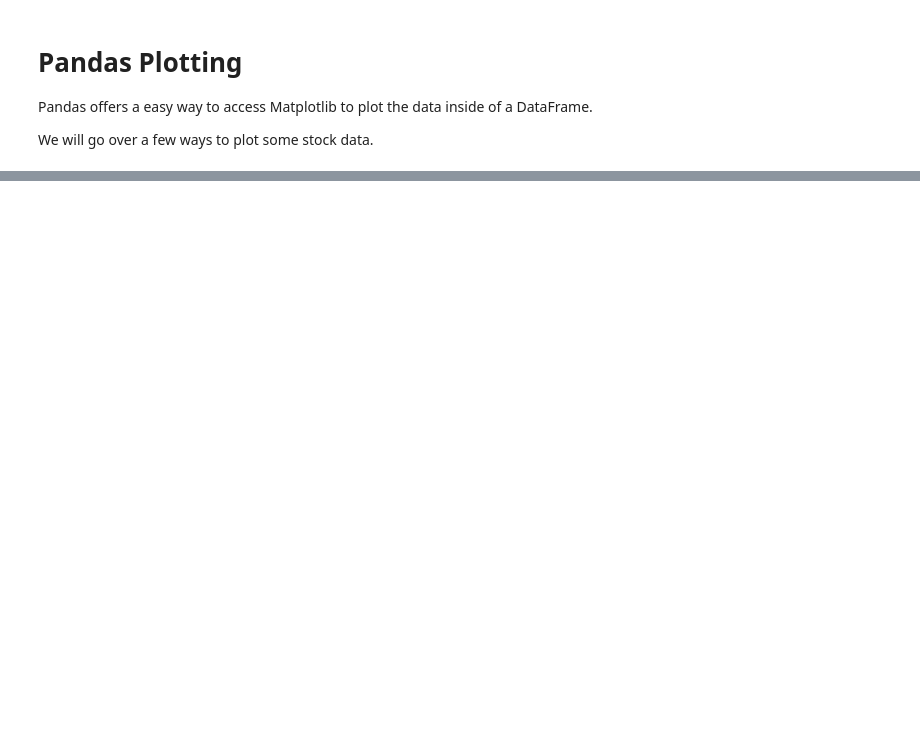
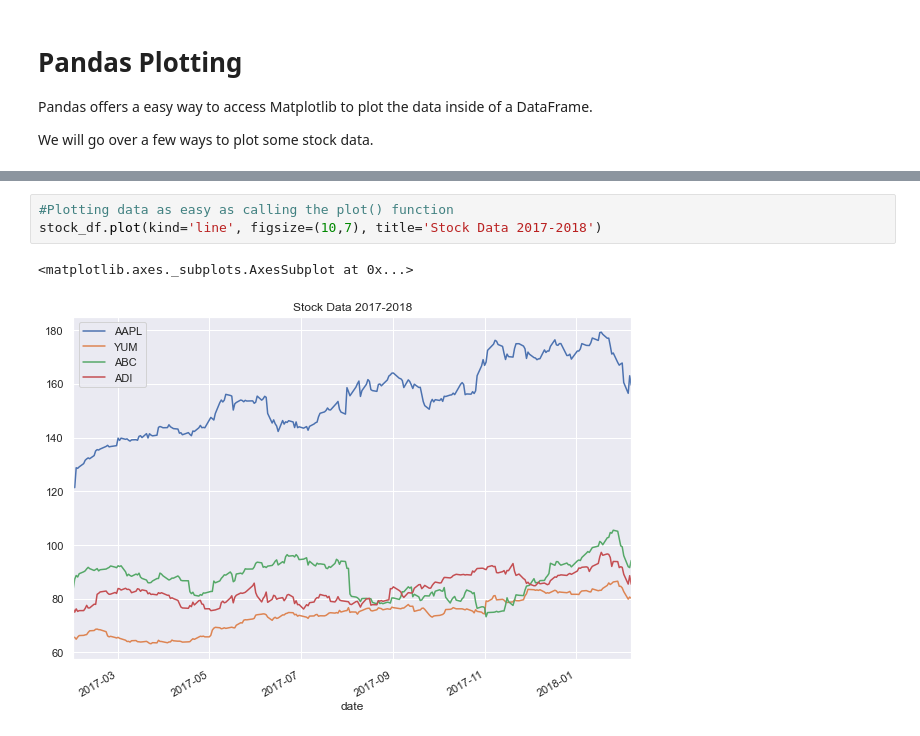
Before and after one commit to peterling7710/BCHPythonViz, a Jupyter notebook: BCHPythonViz.ipynb, the cells around one changed output, grey strips where cells are left out. Saved outputs shown, nothing was run; the diff lists cells and outputs as text; blank space fills up the shorter version.

```diff
--- a/BCHPythonViz.ipynb
+++ b/BCHPythonViz.ipynb
@@ -381,0 +101,6 @@ plt.ylabel("Arrival delay (in minutes)")
+# %%
+#Plotting data as easy as calling the plot() function
+stock_df.plot(kind='line', figsize=(10,7), title='Stock Data 2017-2018')
+# %% [output]
+<matplotlib.axes._subplots.AxesSubplot at 0x...>
+[figure, added]
```
Also changed, not shown: parts of 73 cells of this notebook, 1 other file.
